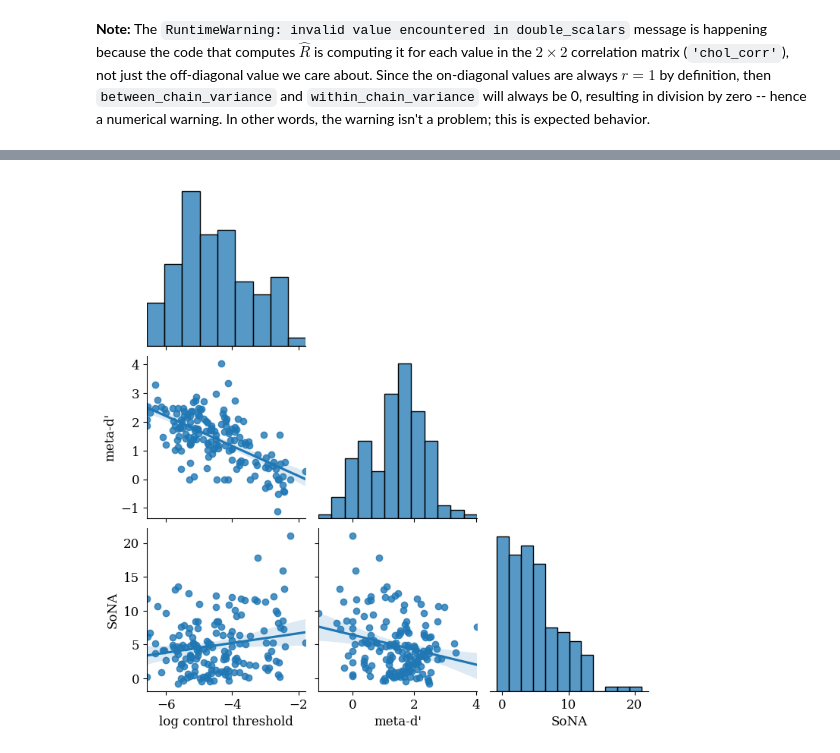
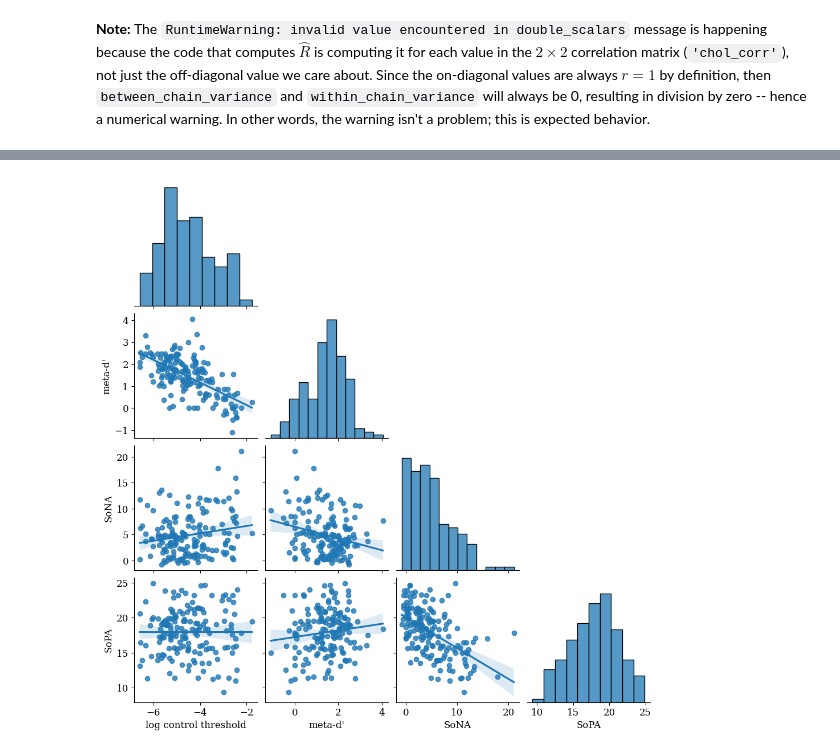
Before and after one commit to apex-lab/agency-battery-analysis, a Jupyter notebook: analysis.ipynb, the cells around one changed output, grey strips where cells are left out. Saved outputs shown, nothing was run; the diff lists cells and outputs as text; code cells hidden in the pictures.

Commit message:
modifies figures and adds supplementary figure 1

```diff
--- a/analysis.ipynb
+++ b/analysis.ipynb
@@ -286,13 +312,13 @@ plt.show()
 # %%
 sns.pairplot(
     df,
-    vars = ['log control threshold', "meta-d'", 'SoNA'],
+    vars = ['log control threshold', "meta-d'", 'SoNA', 'SoPA'],
     kind = 'reg',
     corner = True
 )
 plt.savefig('Figure3.jpeg', dpi = 500, bbox_inches = 'tight')
 # %% [output]
-[figure, old version]
+[figure, new version]
 # %%
 post, stats = sample_correlation_posterior(
     df, 'log control threshold', 'metad'
```
Also changed, not shown: parts of 13 cells of this notebook, 5 other files.
